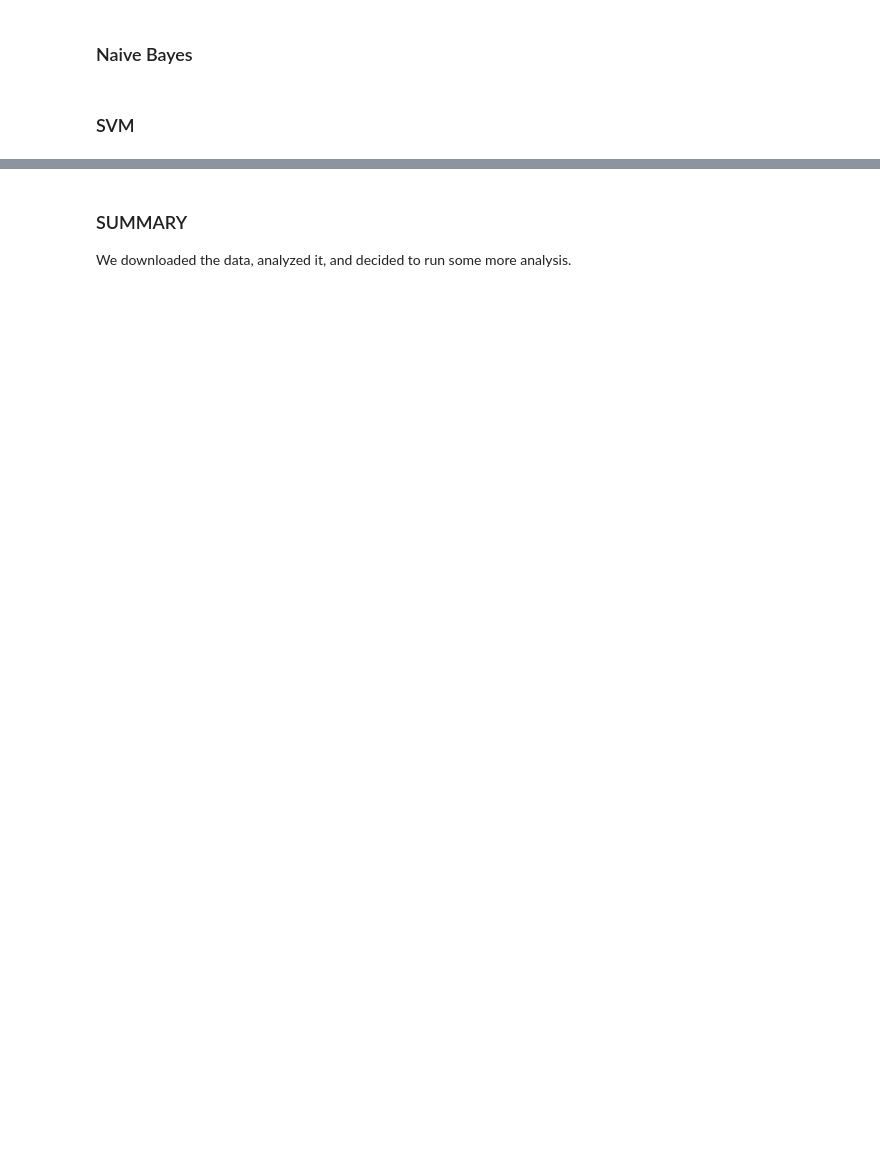
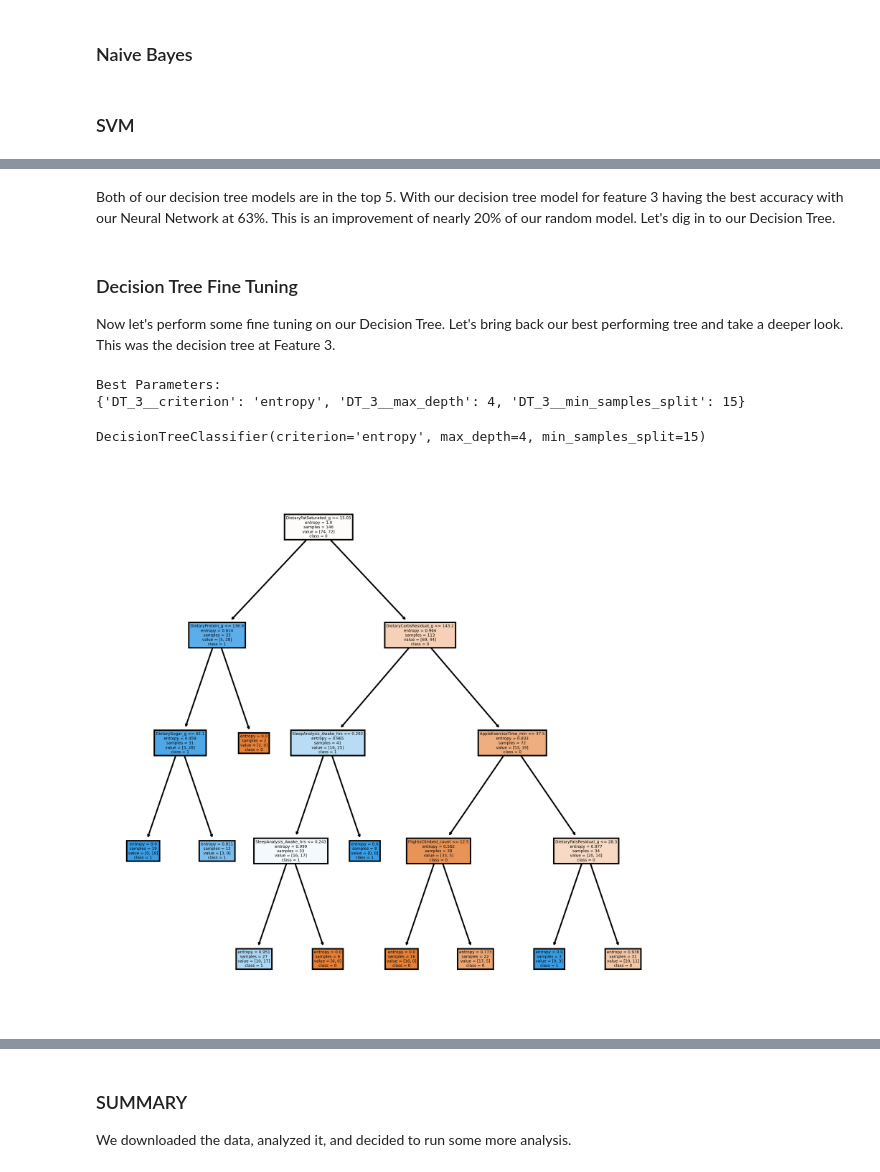
Before and after one commit to bennettandrewm/guess_my_weight, a Jupyter notebook: guess_my_weight_notebook-6-8.ipynb, the cells around one changed output, grey strips where cells are left out. Drawn from its saved outputs; the diff is of its cells as text; code cells hidden in the pictures; blank space fills up the shorter version.

```diff
--- a/guess_my_weight_notebook-6-8.ipynb
+++ b/guess_my_weight_notebook-6-8.ipynb
@@ -2934,0 +1602,44 @@ So, we know that the rolling sum didn't help. Let's return to our previous day w
+# %% [markdown]
+Both of our decision tree models are in the top 5. With our decision tree model for feature 3 having the best accuracy with our Neural Network at 63%. This is an improvement of nearly 20% of our random model. Let's dig in to our Decision Tree.
+# %% [markdown]
+### Decision Tree Fine Tuning
+Now let's perform some fine tuning on our Decision Tree. Let's bring back our best performing tree and take a deeper look. This was the decision tree at Feature 3.
+# %%
+# Split the data
+X_train_3, X_test_3, y_train_3, y_test_3 = train_test_split(feature_3, df['weight_loss'], random_state = 42, test_size = .25)
+# %%
+# Build a pipeline with StandardScaler and DecisionTree
+dt_pipeline_3 = Pipeline([('DT_3', DecisionTreeClassifier())])
+
+# Define the grid
+grid = [{'DT_3__criterion': ['gini', 'entropy'],
+         'DT_3__max_depth': [2, 3, 4, 5, 6],
+         'DT_3__min_samples_split': [5, 10, 15]}]
+
+# Define a grid search
+gridsearch_3 = GridSearchCV(estimator=dt_pipeline_3,
+                          param_grid=grid,
+                          scoring='accuracy',
+                          cv=5)
+
+# Fit the training data
+gridsearch_3.fit(X_train_3, y_train_3)
+print("Best Parameters: \n{}\n".format(gridsearch_3.best_params_))
+# %% [output]
+Best Parameters:
+{'DT_3__criterion': 'entropy', 'DT_3__max_depth': 4, 'DT_3__min_samples_split': 15}
+# %%
+DT_3 = DecisionTreeClassifier(criterion='entropy', max_depth = 4, min_samples_split = 15)
+DT_3.fit(X_train_3, y_train_3)
+# %% [output]
+DecisionTreeClassifier(criterion='entropy', max_depth=4, min_samples_split=15)
+# %%
+from sklearn import tree
+fig, axes = plt.subplots(nrows = 1,ncols = 1, figsize = (7,7), dpi=500)
+tree.plot_tree(DT_3,
+               feature_names = X_train_3.columns,
+               class_names=np.unique(y_train_3).astype('str'),
+               filled = True)
+plt.show()
+# %% [output]
+[figure, added]
```
Also changed, not shown: parts of 357 cells of this notebook.
